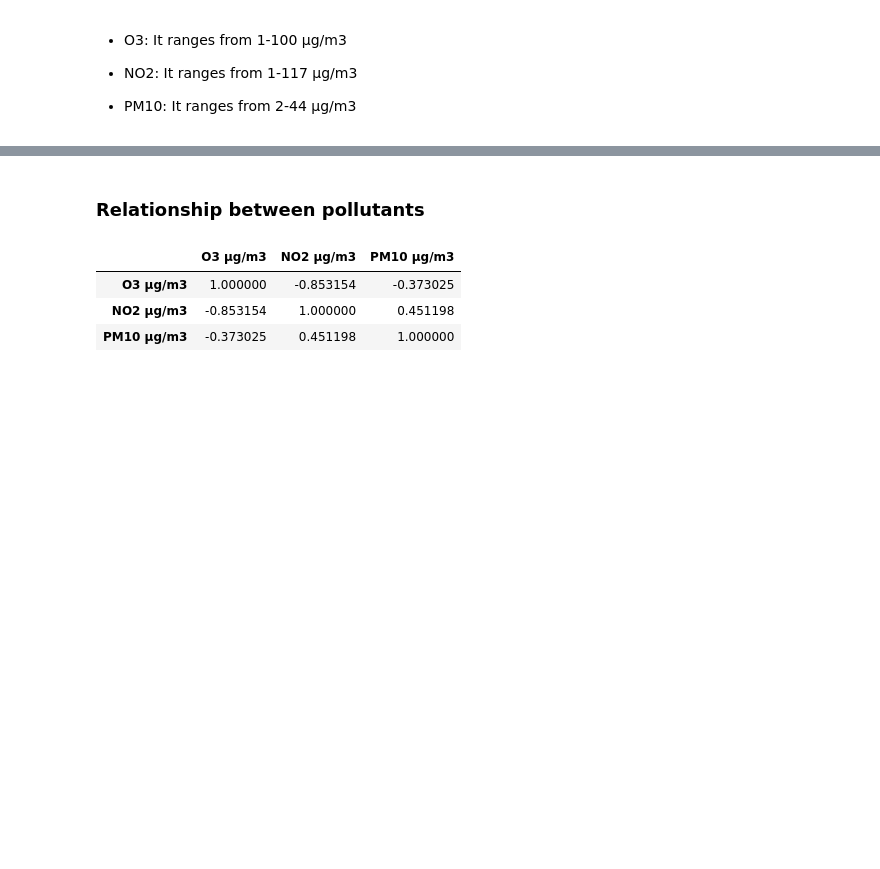
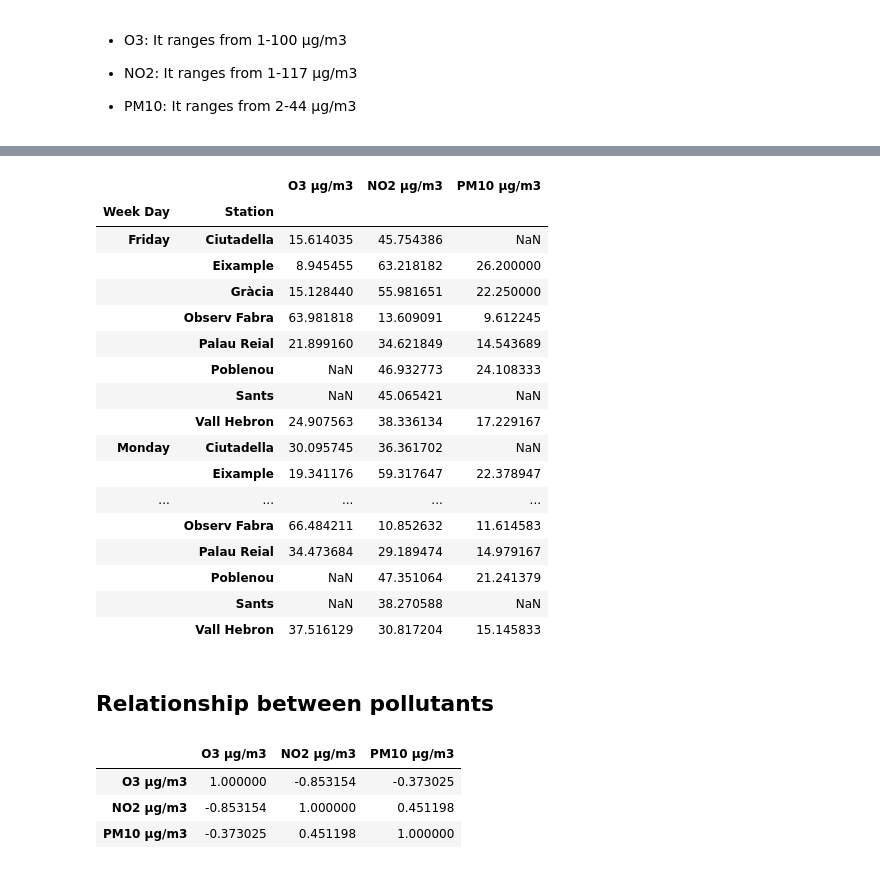
Before and after one commit to TimEisenmenger/Project-Week-2-Barcelona, a Jupyter notebook: your-project/ANALYSIS Quality of the air in BCN nov18.ipynb, the cells around one changed output, grey strips where cells are left out. Cells and saved outputs as stored; diff of their text form; code cells hidden in the pictures; blank space fills up the shorter version.

```diff
--- a/your-project/ANALYSIS Quality of the air in BCN nov18.ipynb
+++ b/your-project/ANALYSIS Quality of the air in BCN nov18.ipynb
@@ -113,0 +160,2 @@ The 50%/median is seems pretty similar to the mean. Seeing see I would asume tha
+# %%
+air_quality['Generated Time'] = pd.to_datetime(air_quality['Generated Time'],format="%H:%M")
@@ -113,0 +166,2 @@ The 50%/median is seems pretty similar to the mean. Seeing see I would asume tha
+# %%
+air_quality['Generated Time'] =air_quality['Generated Time'].dt.strftime("%H:%M")
@@ -114,5 +216,28 @@ The 50%/median is seems pretty similar to the mean. Seeing see I would asume tha
+# %%
+#Calculate the  mean for the pollutants for each day per station
+mean_x_day_x_station =air_quality.groupby(["Week Day","Station"]).aggregate({"O3 µg/m3":"mean","NO2 µg/m3":"mean","PM10 µg/m3":"mean"})
+mean_x_day_x_station
+# %% [output]
+|  |  | O3 µg/m3 | NO2 µg/m3 | PM10 µg/m3 |
+| Week Day | Station |  |  |  |
+| Friday | Ciutadella | 15.614035 | 45.754386 | NaN |
+|  | Eixample | 8.945455 | 63.218182 | 26.200000 |
+|  | Gràcia | 15.128440 | 55.981651 | 22.250000 |
+|  | Observ Fabra | 63.981818 | 13.609091 | 9.612245 |
+|  | Palau Reial | 21.899160 | 34.621849 | 14.543689 |
+|  | Poblenou | NaN | 46.932773 | 24.108333 |
+|  | Sants | NaN | 45.065421 | NaN |
+|  | Vall Hebron | 24.907563 | 38.336134 | 17.229167 |
+| Monday | Ciutadella | 30.095745 | 36.361702 | NaN |
+|  | Eixample | 19.341176 | 59.317647 | 22.378947 |
+| ... | ... | ... | ... | ... |
+|  | Observ Fabra | 66.484211 | 10.852632 | 11.614583 |
+|  | Palau Reial | 34.473684 | 29.189474 | 14.979167 |
+|  | Poblenou | NaN | 47.351064 | 21.241379 |
+|  | Sants | NaN | 38.270588 | NaN |
+|  | Vall Hebron | 37.516129 | 30.817204 | 15.145833 |
 # %% [markdown]
-### Relationship between pollutants
+## Relationship between pollutants
 # %%
 air_quality[["O3 µg/m3","NO2 µg/m3","PM10 µg/m3"]].corr()
 # %% [output]
```
Also changed, not shown: parts of 22 cells of this notebook, 2 other files.
